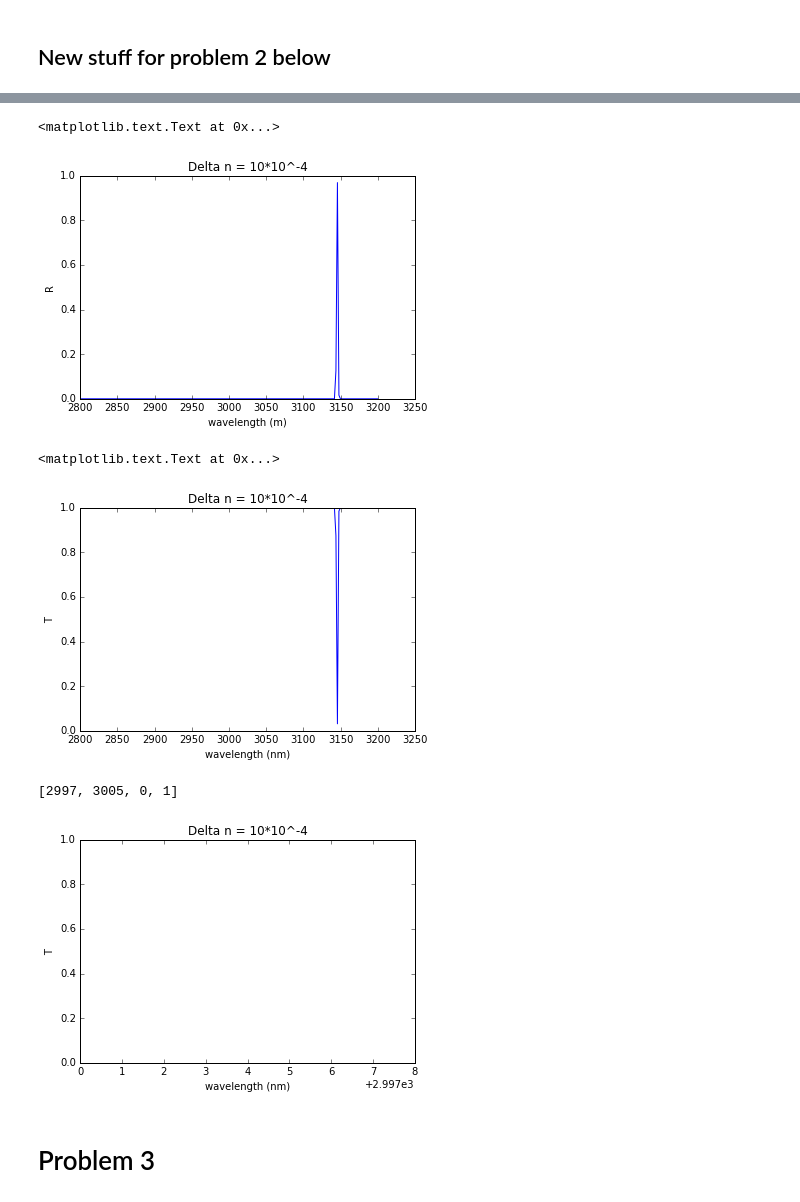
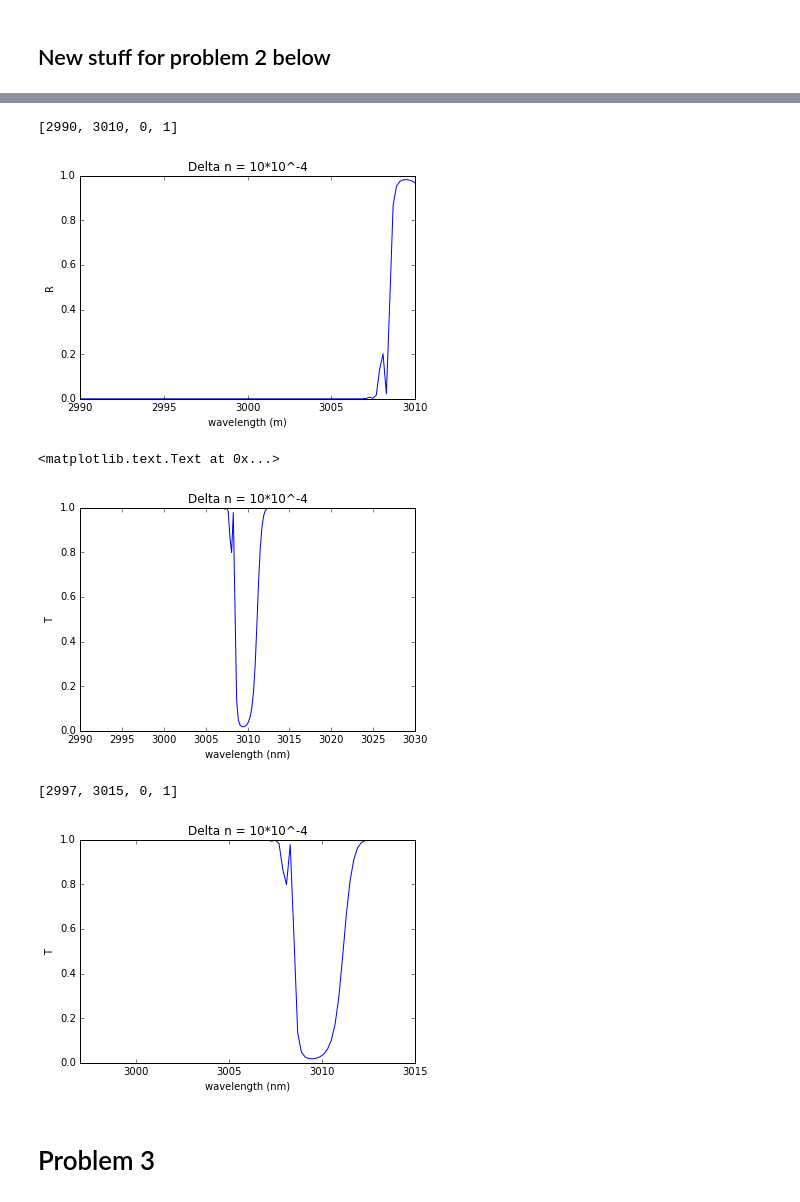
Before and after one commit to Vynas/ECE1232_Grating_Project, a Jupyter notebook: ECE1232_Grating_Project.ipynb, the cells around one changed output, grey strips where cells are left out. Cells and saved outputs as stored; diff of their text form; code cells hidden in the pictures.

```diff
--- a/ECE1232_Grating_Project.ipynb
+++ b/ECE1232_Grating_Project.ipynb
@@ -114,7 +114,7 @@ def phi_z(n,d,theta,lambda_wavelength):
 period_length = 1*10**(-6)
 d = period_length/2
 size_of_array = 1000
-wavelength = np.linspace(2800*10**-9,3200*10**-9,size_of_array)
+wavelength = np.linspace(2990*10**-9,3010*10**-9,size_of_array)
 # %%
 phi_z_1 = phi_z(n1,d,theta,wavelength)
 phi_z_2_1 = phi_z(n2_1,d,theta,wavelength)
@@ -650,7 +648,7 @@ def delta_n(delta_n0,z,L,sigma_L):
 period_length = 1*10**(-6)
 d = period_length/2
 size_of_array = 200
-wavelength = np.linspace(2800*10**-9,3200*10**-9,size_of_array)
+wavelength = np.linspace(2990*10**-9,3030*10**-9,size_of_array)
 # %%
 n1 = 1.5
 L = 0.01
@@ -740,10 +738,10 @@ plt.plot(wavelength*10**9, R_total4)
 plt.xlabel("wavelength (m)")
 plt.ylabel("R")
 plt.title("Delta n = 10*10^-4")
-#plt.axis([2997,3005,0,1])
+plt.axis([2990,3010,0,1])
 # %% [output]
-<matplotlib.text.Text at 0x...>
+[2990, 3010, 0, 1]
-[figure, old version]
+[figure, new version]
 # %%
 j = size_of_array
 i = 0
@@ -759,16 +757,16 @@ plt.ylabel("T")
 plt.title("Delta n = 10*10^-4")
 # %% [output]
 <matplotlib.text.Text at 0x...>
-[figure, old version]
+[figure, new version]
 # %%
 plt.plot(wavelength*10**9, T_total4)
 plt.xlabel("wavelength (nm)")
 plt.ylabel("T")
 plt.title("Delta n = 10*10^-4")
-plt.axis([2997,3005,0,1])
+plt.axis([2997,3015,0,1])
 # %% [output]
-[2997, 3005, 0, 1]
+[2997, 3015, 0, 1]
-[figure, old version]
+[figure, new version]
 # %% [markdown]
 # Problem 3
 # %%
```
Also changed, not shown: parts of 32 cells of this notebook.
